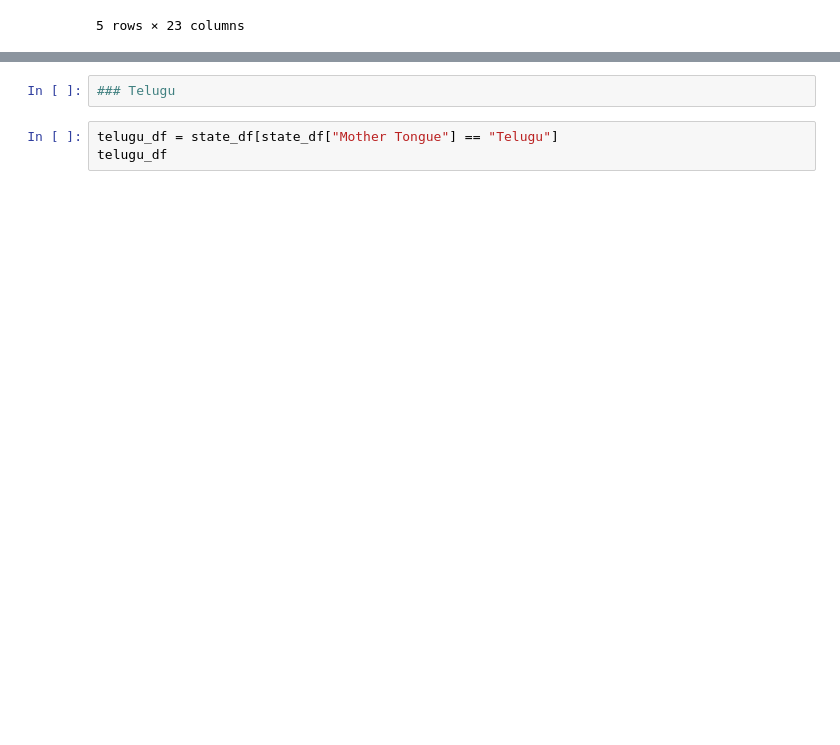
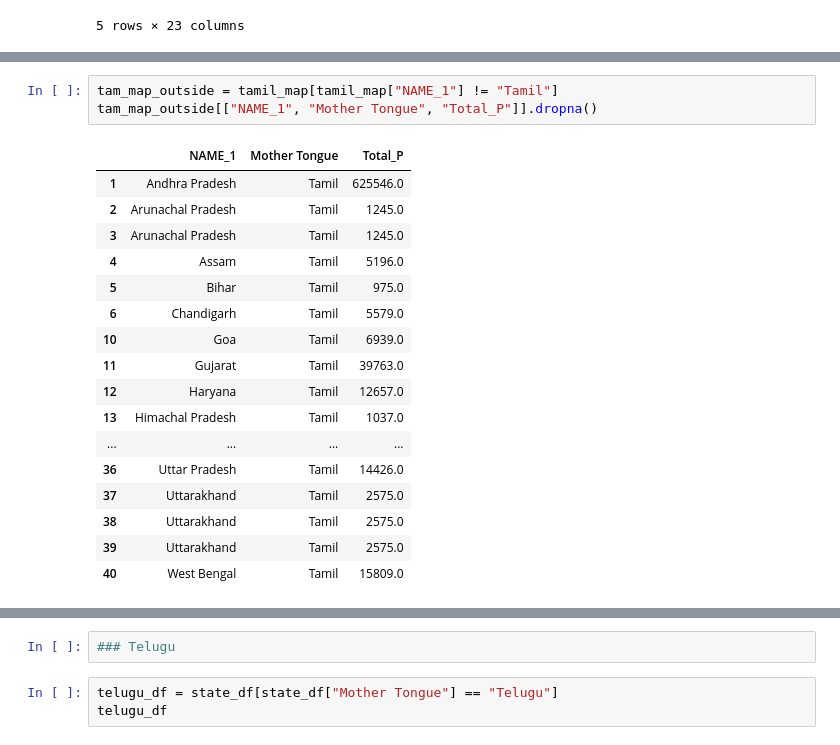
Before and after one commit to squishridyvi/Geographical-Distribution-Mapping-of-Dravidian-Languages-, a Jupyter notebook: Geographical Distribution of Dravidian Languages-Census-C-16.ipynb, the cells around one changed output, grey strips where cells are left out. Cells and saved outputs as stored; diff of their text form; blank space fills up the shorter version.

```diff
--- a/Geographical Distribution of Dravidian Languages-Census-C-16.ipynb
+++ b/Geographical Distribution of Dravidian Languages-Census-C-16.ipynb
@@ -274,0 +351,21 @@ ax.set_title(
+# %%
+tam_map_outside = tamil_map[tamil_map["NAME_1"] != "Tamil"]
+tam_map_outside[["NAME_1", "Mother Tongue", "Total_P"]].dropna()
+# %% [output]
+|  | NAME_1 | Mother Tongue | Total_P |
+| 1 | Andhra Pradesh | Tamil | 625546.0 |
+| 2 | Arunachal Pradesh | Tamil | 1245.0 |
+| 3 | Arunachal Pradesh | Tamil | 1245.0 |
+| 4 | Assam | Tamil | 5196.0 |
+| 5 | Bihar | Tamil | 975.0 |
+| 6 | Chandigarh | Tamil | 5579.0 |
+| 10 | Goa | Tamil | 6939.0 |
+| 11 | Gujarat | Tamil | 39763.0 |
+| 12 | Haryana | Tamil | 12657.0 |
+| 13 | Himachal Pradesh | Tamil | 1037.0 |
+| ... | ... | ... | ... |
+| 36 | Uttar Pradesh | Tamil | 14426.0 |
+| 37 | Uttarakhand | Tamil | 2575.0 |
+| 38 | Uttarakhand | Tamil | 2575.0 |
+| 39 | Uttarakhand | Tamil | 2575.0 |
+| 40 | West Bengal | Tamil | 15809.0 |
```
Also changed, not shown: parts of 18 cells of this notebook.
